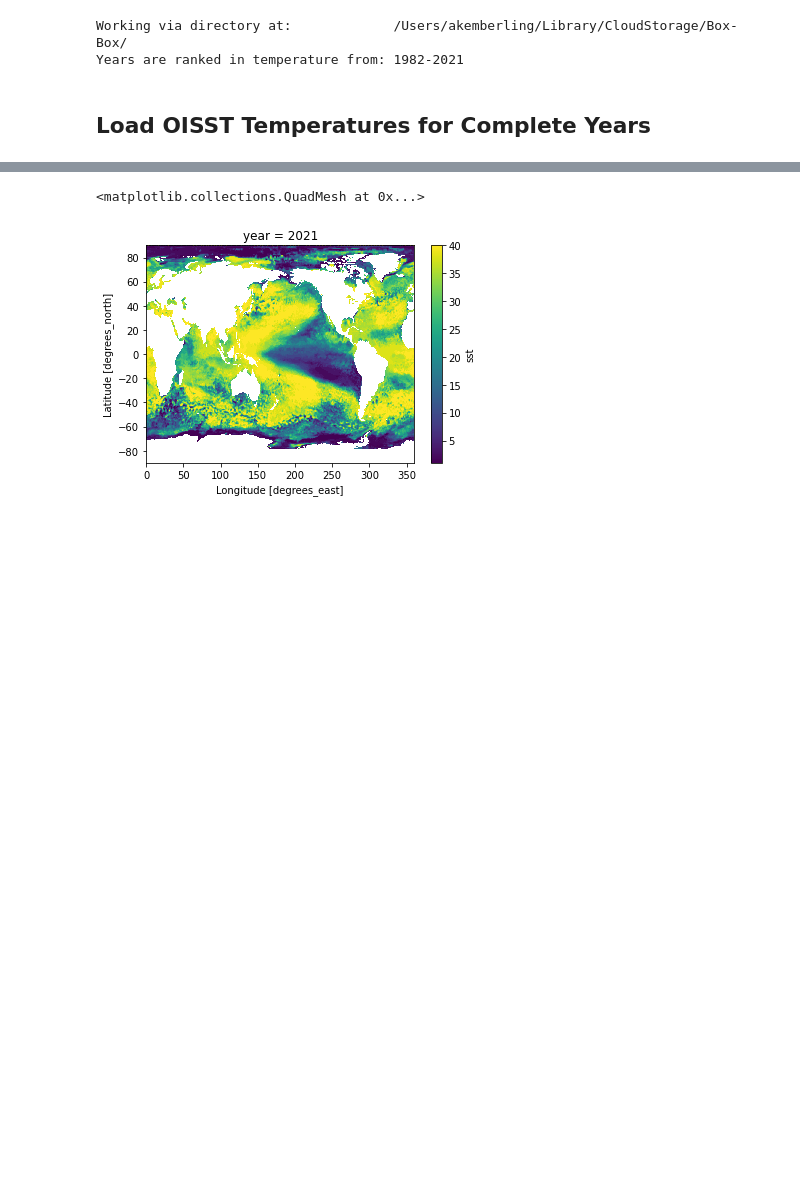
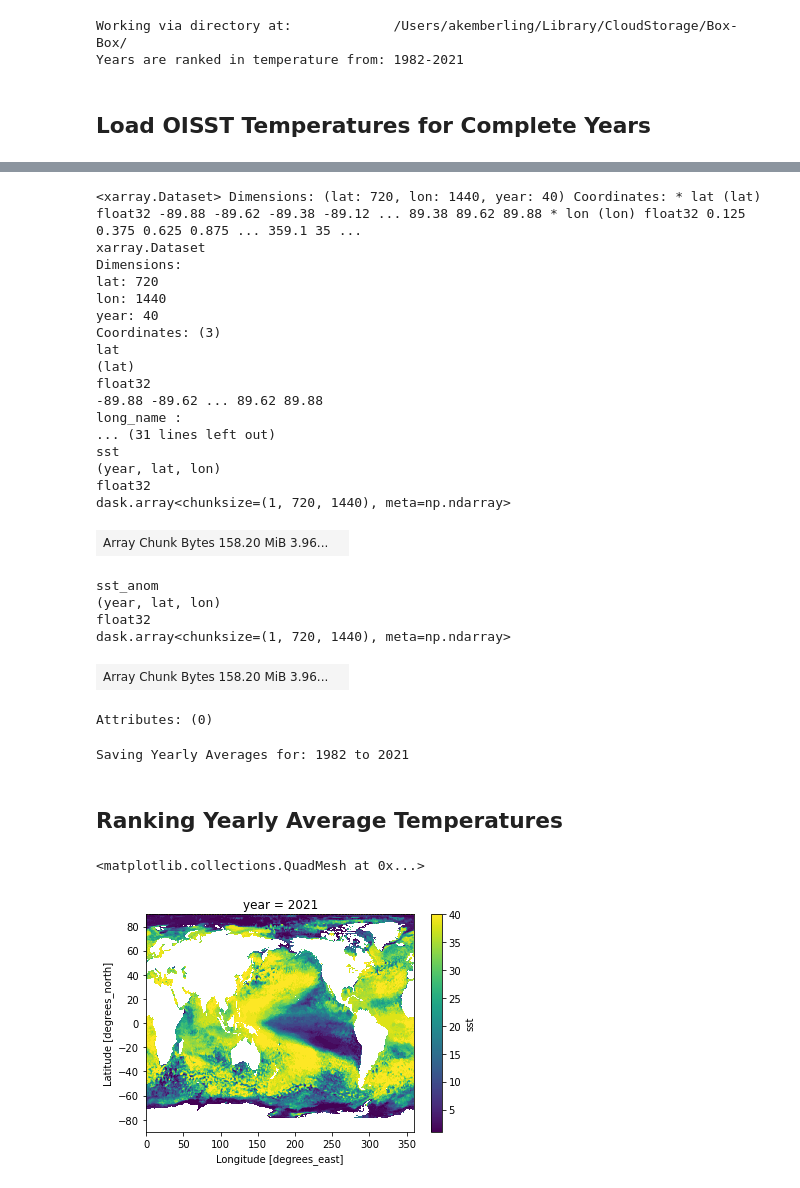
Before and after one commit to adamkemberling/oisst_mainstays, a Jupyter notebook: notebooks/TESTING_yearly_temp_ranks.ipynb, the cells around one changed output, grey strips where cells are left out. Drawn from its saved outputs; the diff is of its cells as text; code cells hidden in the pictures; blank space fills up the shorter version.

```diff
--- a/notebooks/TESTING_yearly_temp_ranks.ipynb
+++ b/notebooks/TESTING_yearly_temp_ranks.ipynb
@@ -49,2 +115,40 @@ temps_yrs
+# %%
+# Combine to same Dataset
+years_tidy = xr.merge([temps_yrs, anoms_yrs.rename({"sst": "sst_anom"})])
+years_tidy
+# %% [output]
+<xarray.Dataset> Dimensions: (lat: 720, lon: 1440, year: 40) Coordinates: * lat (lat) float32 -89.88 -89.62 -89.38 -89.12 ... 89.38 89.62 89.88 * lon (lon) float32 0.125 0.375 0.625 0.875 ... 359.1 35 ...
+xarray.Dataset
+Dimensions:
+lat: 720
+lon: 1440
+year: 40
+Coordinates: (3)
+lat
+(lat)
+float32
+-89.88 -89.62 ... 89.62 89.88
+long_name :
+... (31 lines left out)
+sst
+(year, lat, lon)
+float32
+dask.array<chunksize=(1, 720, 1440), meta=np.ndarray>
+| Array Chunk Bytes 158.20 MiB 3.96... |  |
+sst_anom
+(year, lat, lon)
+float32
+dask.array<chunksize=(1, 720, 1440), meta=np.ndarray>
+| Array Chunk Bytes 158.20 MiB 3.96... |  |
+Attributes: (0)
+# %%
+# Save Yearly averages
+temps_fname = f'{box_root}RES_Data/OISST/oisst_mainstays/yearly_averages/annual_sst_{start_yr}to{comparison_yr}.nc'
+years_tidy.to_netcdf(temps_fname)
+print(f"Saving Yearly Averages for: {start_yr} to {comparison_yr}")
+# %% [output]
+Saving Yearly Averages for: 1982 to 2021
+# %% [markdown]
+## Ranking Yearly Average Temperatures
 # %%
 # Rank the years
```
Also changed, not shown: parts of 9 cells of this notebook, 3 other files.
